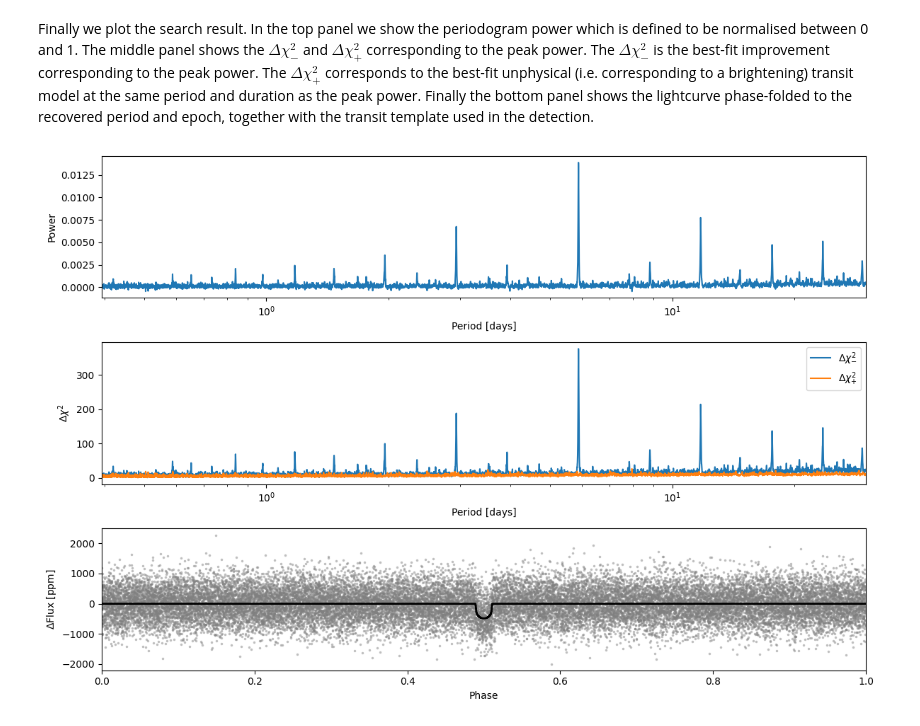
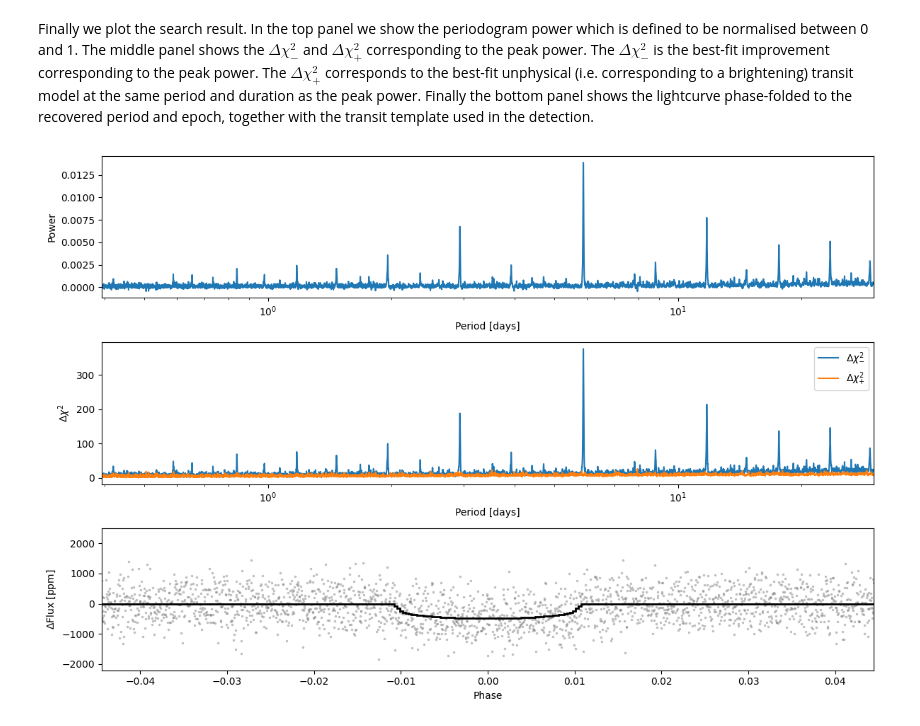
Before and after one commit to talensgj/kernelsearch, a Jupyter notebook: examples/simple-example.ipynb, the cells around one changed output. Cells and saved outputs as stored; diff of their text form; code cells hidden in the pictures.

Commit message:
Replace SearchResult with asdf structure, and make asdf structure the main return. Plus assorted changes.

```diff
--- a/examples/simple-example.ipynb
+++ b/examples/simple-example.ipynb
@@ -99,7 +98,7 @@ ts = umbra.TransitSearch(
 # %% [markdown]
 Next we perform a transit least-squares (TLS) search. All target specific parameters are set here.
 # %%
-search_result, _ = ts.transit_lstsq(
+search_result = ts.transit_lstsq(
     time,  # The lightcurve.
     flux,
     flux_err,
@@ -110,5 +109,6 @@ search_result, _ = ts.transit_lstsq(
     min_stellar_mass=0.8,
     max_stellar_mass=1.2,
     ld_type=ld_type,  # We use the true limb-darkening for this example search.
-    ld_pars=ld_pars
+    ld_pars=ld_pars,
+    output_file='simple-example.asdf'
 )
@@ -115,37 +139,45 @@ search_result, _ = ts.transit_lstsq(
 # %% [markdown]
 Finally we plot the search result. In the top panel we show the periodogram power which is defined to be normalised between 0 and 1. The middle panel shows the $\Delta\chi^2_{-}$ and $\Delta\chi^2_{+}$ corresponding to the peak power. The $\Delta\chi^2_{-}$ is the best-fit improvement corresponding to the peak power. The $\Delta\chi^2_{+}$ corresponds to the best-fit unphysical (i.e. corresponding to a brightening) transit model at the same period and duration as the peak power. Finally the bottom panel shows the lightcurve phase-folded to the recovered period and epoch, together with the transit template used in the detection.
 # %%
+# Unpack parts of the tree.
+periodogram = search_result['search']['circular']['periodogram']  # Search result periodogram.
+transit_model = search_result['search']['circular']['transit_model']  # Best-fit transit model.
+
 plt.figure(figsize=(12, 8))
 
 ax = plt.subplot(311)
 
-plt.semilogx(search_result.periods, search_result.power)
+plt.semilogx(periodogram['periods'], periodogram['power'])
 
-plt.xlim(search_result.periods[0], search_result.periods[-1])
+plt.xlim(periodogram['periods'][0], periodogram['periods'][-1])
 
 plt.xlabel('Period [days]')
 plt.ylabel('Power')
 
 plt.subplot(312, sharex=ax)
 
-plt.semilogx(search_result.periods, search_result.dchisq_dec, label=r'$\Delta\chi^2_{-}$')
-plt.semilogx(search_result.periods, search_result.dchisq_inc, label=r'$\Delta\chi^2_{+}$')
+plt.semilogx(periodogram['periods'], periodogram['dchisq_dec'], label=r'$\Delta\chi^2_{-}$')
+plt.semilogx(periodogram['periods'], periodogram['dchisq_inc'], label=r'$\Delta\chi^2_{+}$')
 
 plt.legend()
 plt.xlabel('Period [days]')
 plt.ylabel(r'$\Delta\chi^2$')
 
 plt.subplot(313)
 
-sort = np.argsort(search_result.model_phase)
-plt.plot(search_result.model_phase, 1e6 * (flux - 1), '.', markersize=5, markeredgecolor='None', alpha=0.5, color='gray')
-plt.plot(search_result.model_phase[sort], 1e6 * (search_result.model_flux[sort] - 1), lw=2, color='k')
+# Phase fold the lightcurve to the parameters of the best-fit model.
+parameters = transit_model['parameters']
+phase = umbra.phase_fold(time, parameters['period'], parameters['midpoint'])
 
-plt.xlim(0, 1)
+plt.plot(phase, 1e6 * (flux - 1), '.', markersize=5, markeredgecolor='None', alpha=0.5, color='gray')
+plt.stairs(1e6 * (transit_model['flux'] - 1), transit_model['phase_edges'], baseline=None, lw=2, color='k', zorder=10)
+
+dx = 2*parameters['duration']/parameters['period']
+plt.xlim(-dx, dx)
 
 plt.xlabel('Phase')
 plt.ylabel(r'$\Delta$Flux [ppm]')
 
 plt.tight_layout()
 # %% [output]
-[figure, old version]
+[figure, new version]
```
Also changed, not shown: parts of 4 cells of this notebook, 3 other files.
